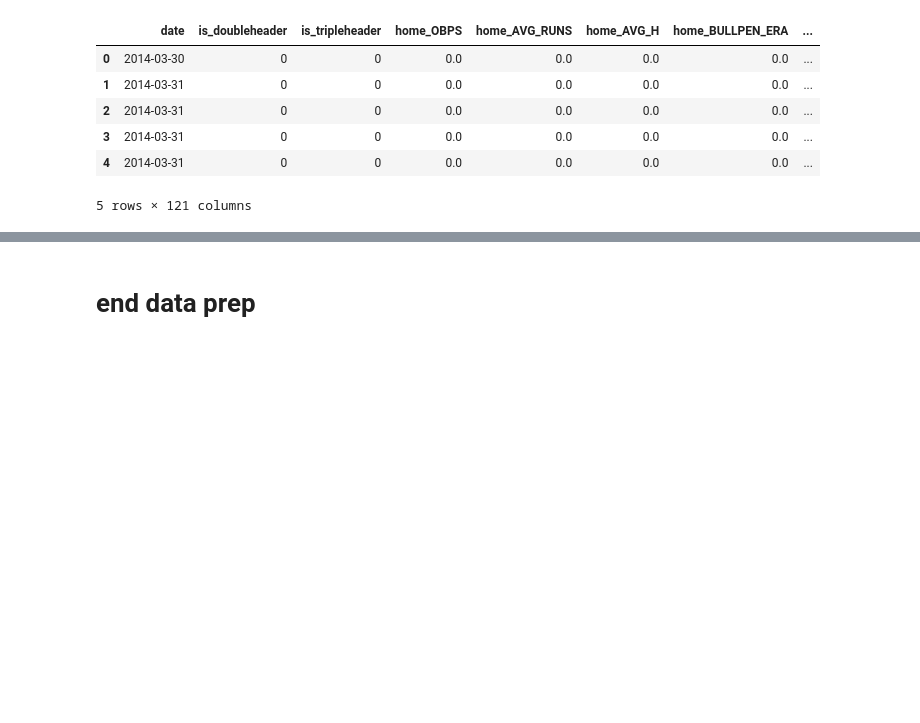
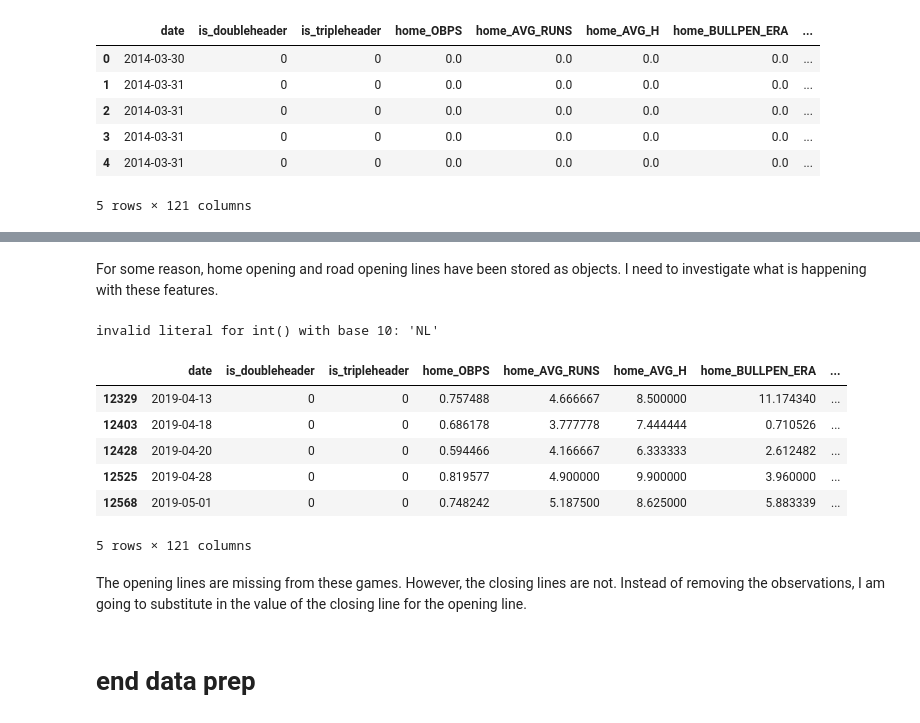
Before and after one commit to asoane34/retrosheet_analysis, a Jupyter notebook: 02betting_lines_application.ipynb, the cells around one changed output, grey strips where cells are left out. Drawn from its saved outputs; the diff is of its cells as text; code cells hidden in the pictures; blank space fills up the shorter version.

```diff
--- a/02betting_lines_application.ipynb
+++ b/02betting_lines_application.ipynb
@@ -217,0 +244,25 @@ all_features_with_odds.head()
+# %% [markdown]
+For some reason, home opening and road opening lines have been stored as objects. I need to investigate what is happening with these features.
+# %%
+try:
+    odds_frame['home_opening'] = odds_frame['home_opening'].astype('int64')
+except Exception as e:
+    print(e)
+# %% [output]
+invalid literal for int() with base 10: 'NL'
+# %%
+#investigate problem observations
+problem_lines = all_features_with_odds[(all_features_with_odds.home_opening == 'NL') |
+                                      (all_features_with_odds.road_opening == 'NL')]
+#view problem observations
+problem_lines
+# %% [output]
+|  | date | is_doubleheader | is_tripleheader | home_OBPS | home_AVG_RUNS | home_AVG_H | home_BULLPEN_ERA | ... |
+| 12329 | 2019-04-13 | 0 | 0 | 0.757488 | 4.666667 | 8.500000 | 11.174340 | ... |
+| 12403 | 2019-04-18 | 0 | 0 | 0.686178 | 3.777778 | 7.444444 | 0.710526 | ... |
+| 12428 | 2019-04-20 | 0 | 0 | 0.594466 | 4.166667 | 6.333333 | 2.612482 | ... |
+| 12525 | 2019-04-28 | 0 | 0 | 0.819577 | 4.900000 | 9.900000 | 3.960000 | ... |
+| 12568 | 2019-05-01 | 0 | 0 | 0.748242 | 5.187500 | 8.625000 | 5.883339 | ... |
+5 rows × 121 columns
+# %% [markdown]
+The opening lines are missing from these games. However, the closing lines are not. Instead of removing the observations, I am going to substitute in the value of the closing line for the opening line.
```
Also changed, not shown: parts of 32 cells of this notebook, 1 other file.
